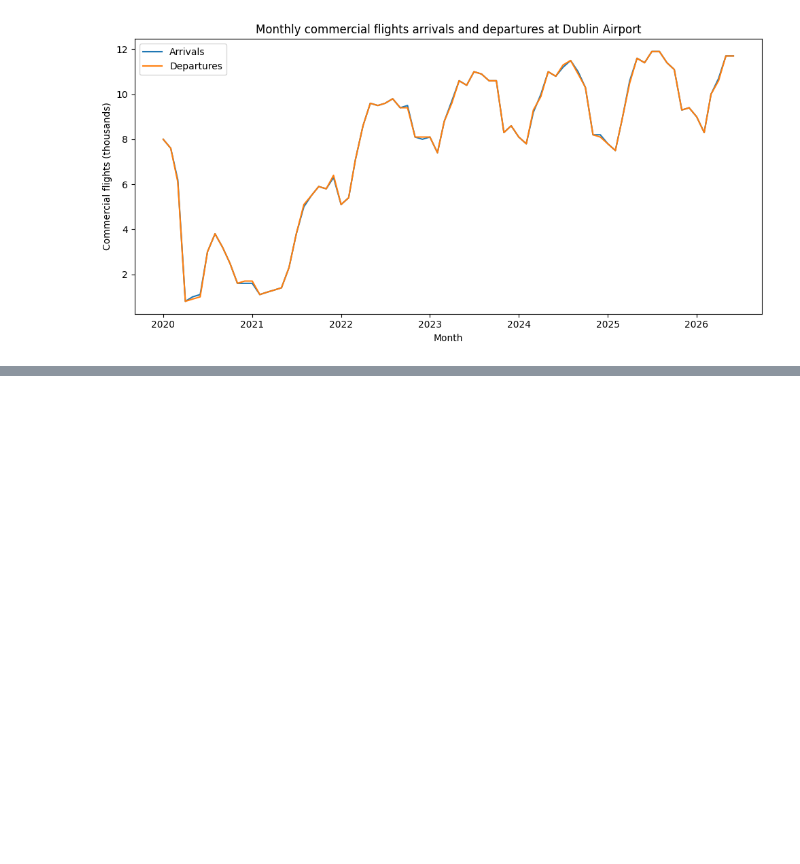
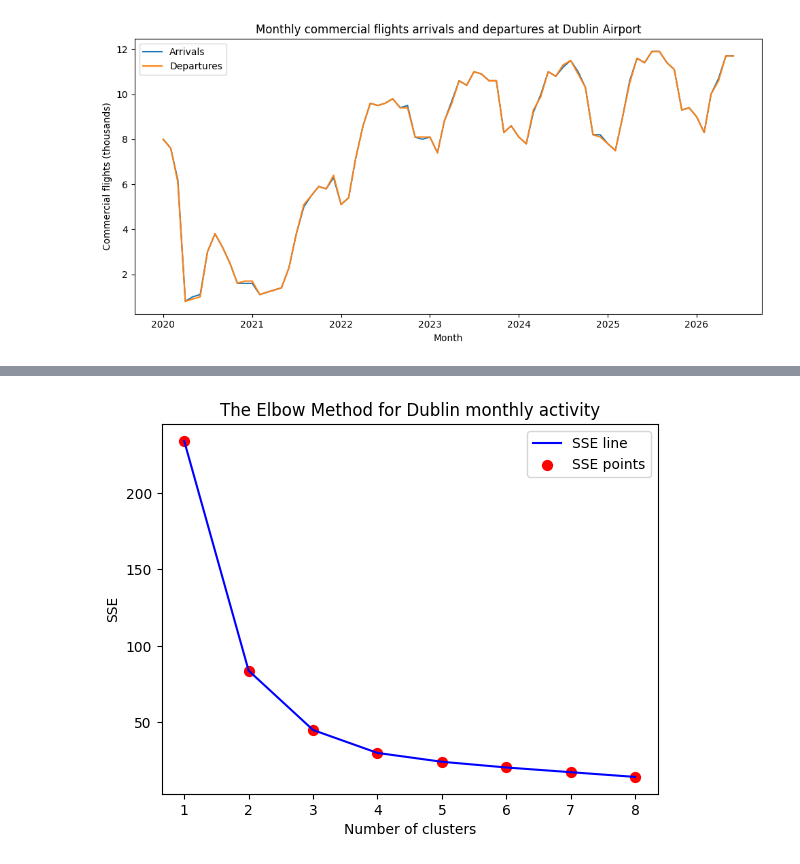
Before and after one commit to Ricardocotaa/CA1-Machine-Learning-2-Ricardo-Cota, a Jupyter notebook: CA1 MachineLearning-RicardoCota.ipynb, the cells around one changed output, grey strips where cells are left out. Drawn from its saved outputs; the diff is of its cells as text; code cells hidden in the pictures; blank space fills up the shorter version.

Commit message:
Add KMeans clustering and evaluation

```diff
--- a/CA1 MachineLearning-RicardoCota.ipynb
+++ b/CA1 MachineLearning-RicardoCota.ipynb
@@ -373,0 +392,14 @@ The decline in 2020 may be associated with the COVID-19 pandemic. HO
+# %%
+dublin_monthly_total['Freight Total'] = (
+    dublin_monthly_total['Freight Arrival']
+    + dublin_monthly_total['Freight Departure']
+)
+
+dublin_monthly_total['Flights Total'] = (
+    dublin_monthly_total['Flights Arrival']
+    + dublin_monthly_total['Flights Departure']
+)
+
+dublin_monthly_total[
+    ['Month','Passengers Total','Freight Total','Flights Total']
+].head()
@@ -373,0 +413,2 @@ The decline in 2020 may be associated with the COVID-19 pandemic. HO
+# %%
+x = dublin_monthly_total[['Passengers Total','Freight Total','Flights Total']].copy()
@@ -373,0 +419,5 @@ The decline in 2020 may be associated with the COVID-19 pandemic. HO
+# %%
+from sklearn.preprocessing import StandardScaler
+
+scaler = StandardScaler()
+x_scaled = scaler.fit_transform(x)
@@ -373,0 +432,21 @@ The decline in 2020 may be associated with the COVID-19 pandemic. HO
+# %%
+from sklearn.cluster import KMeans
+sse = []
+
+
+for i in range(1, 9):
+    kmeans = KMeans(n_clusters = i, max_iter = 300, n_init = 10, random_state = 38)
+    kmeans.fit(x_scaled)
+    sse.append(kmeans.inertia_)
+
+
+plt.plot(range(1, 9), sse, linestyle = '-', color = 'blue', label = 'SSE line')
+plt.scatter(range(1, 9), sse, color = 'red', marker = 'o', s = 50, label = 'SSE points')
+
+plt.title('The Elbow Method for Dublin monthly activity')
+plt.xlabel('Number of clusters')
+plt.ylabel('SSE')  # sum of squares errors
+plt.legend()
+plt.show()
+# %% [output]
+[figure, added]
```
Also changed, not shown: parts of 13 cells of this notebook.
